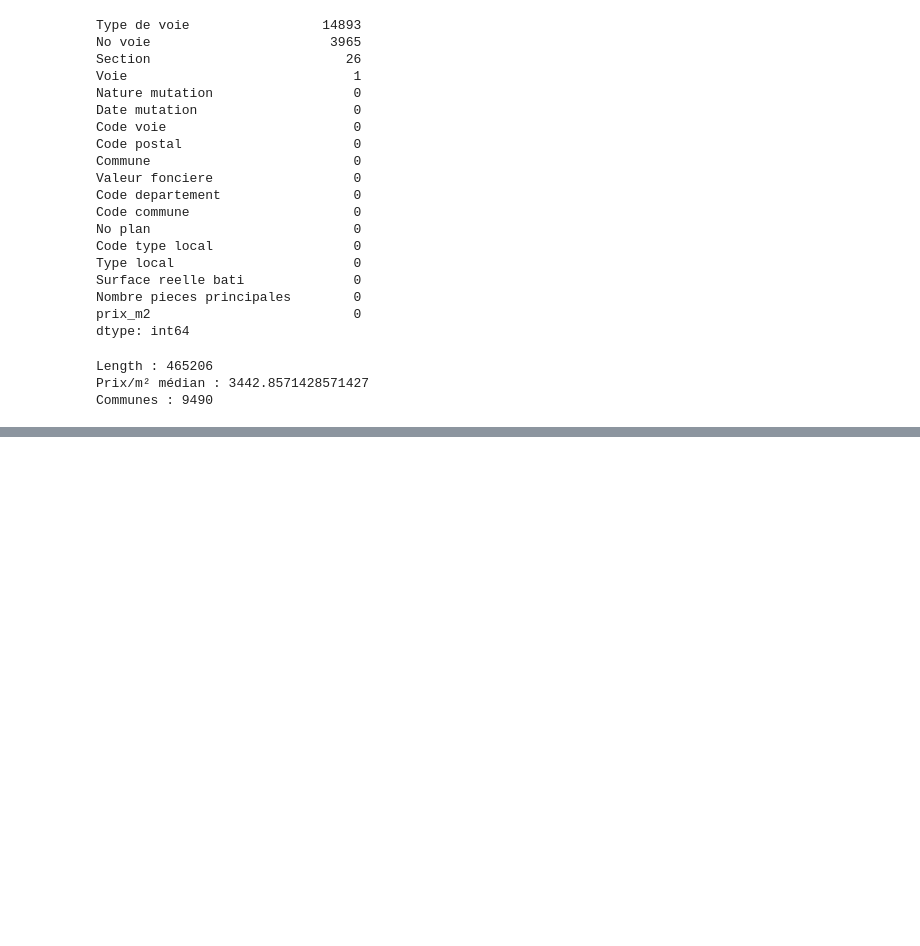
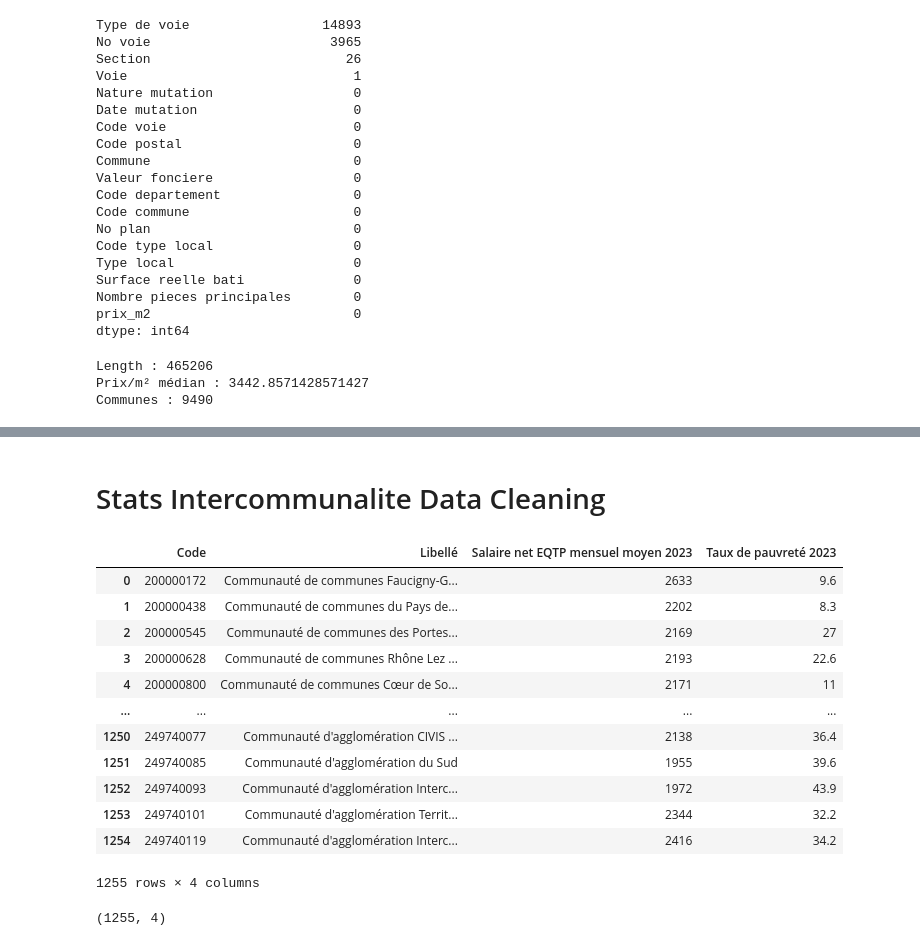
Before and after one commit to DFlorette/real-estate-analysis, a Jupyter notebook: notebooks/02_cleaning.ipynb, the cells around one changed output, grey strips where cells are left out. Saved outputs shown, nothing was run; the diff lists cells and outputs as text; code cells hidden in the pictures; blank space fills up the shorter version.

```diff
--- a/notebooks/02_cleaning.ipynb
+++ b/notebooks/02_cleaning.ipynb
@@ -366,0 +572,26 @@ df.to_parquet(
+# %% [markdown]
+# Stats Intercommunalite Data Cleaning
+# %%
+file_path = BASE_DIR / "data/raw/Stats_Interco.csv"
+# %%
+df = pd.read_csv(file_path, sep=";", header=2, dtype=str, na_values=na_values)
+# %%
+df
+# %% [output]
+|  | Code | Libellé | Salaire net EQTP mensuel moyen 2023 | Taux de pauvreté 2023 |
+| 0 | 200000172 | Communauté de communes Faucigny-G... | 2633 | 9.6 |
+| 1 | 200000438 | Communauté de communes du Pays de... | 2202 | 8.3 |
+| 2 | 200000545 | Communauté de communes des Portes... | 2169 | 27 |
+| 3 | 200000628 | Communauté de communes Rhône Lez ... | 2193 | 22.6 |
+| 4 | 200000800 | Communauté de communes Cœur de So... | 2171 | 11 |
+| ... | ... | ... | ... | ... |
+| 1250 | 249740077 | Communauté d'agglomération CIVIS ... | 2138 | 36.4 |
+| 1251 | 249740085 | Communauté d'agglomération du Sud | 1955 | 39.6 |
+| 1252 | 249740093 | Communauté d'agglomération Interc... | 1972 | 43.9 |
+| 1253 | 249740101 | Communauté d'agglomération Territ... | 2344 | 32.2 |
+| 1254 | 249740119 | Communauté d'agglomération Interc... | 2416 | 34.2 |
+1255 rows × 4 columns
+# %%
+df.shape
+# %% [output]
+(1255, 4)
```
Also changed, not shown: parts of 38 cells of this notebook.
